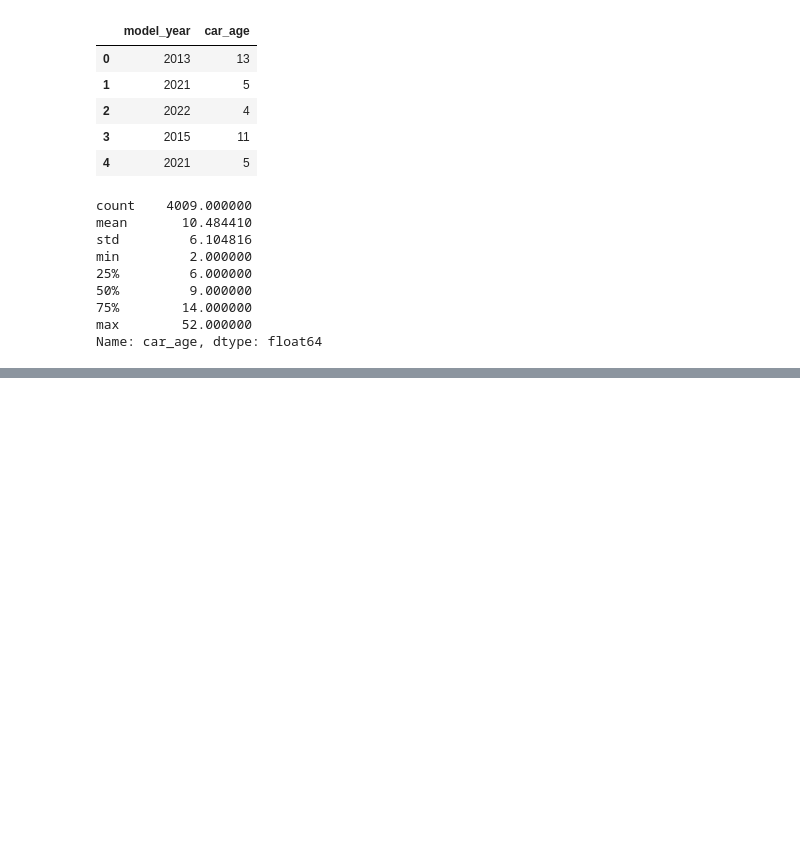
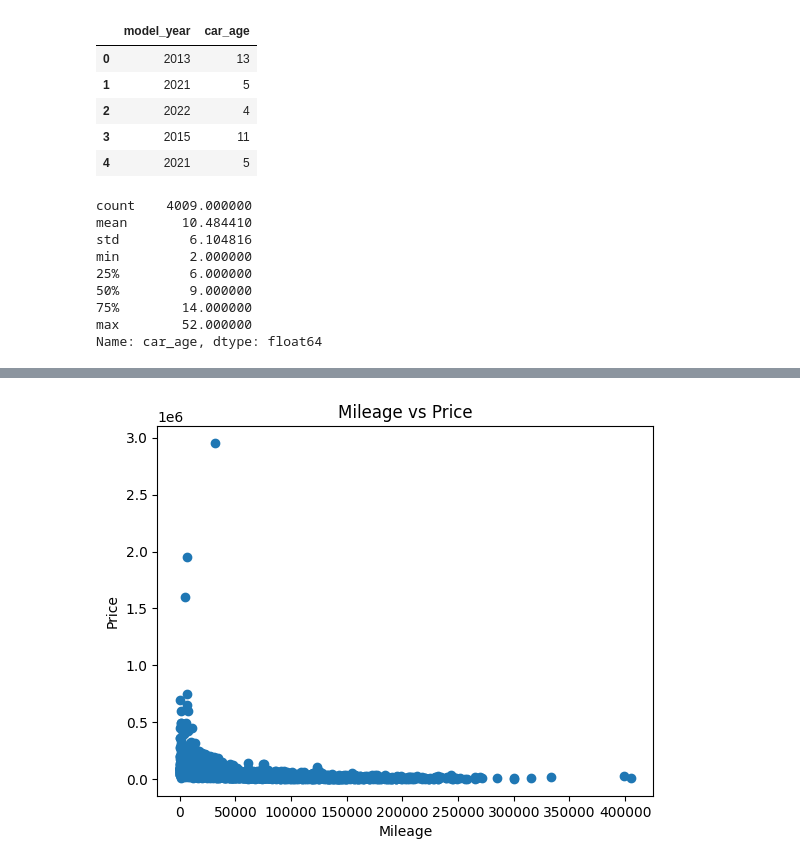
Before and after one commit to SMCodeX7/Used-Car-Price-Prediction, a Jupyter notebook: notebooks/UsedCarPricePrediction.ipynb, the cells around one changed output, grey strips where cells are left out. Drawn from its saved outputs; the diff is of its cells as text; code cells hidden in the pictures; blank space fills up the shorter version.

```diff
--- a/notebooks/UsedCarPricePrediction.ipynb
+++ b/notebooks/UsedCarPricePrediction.ipynb
@@ -253,0 +263,9 @@ Name: car_age, dtype: float64
+# %%
+# Mileage vs Price
+plt.scatter(df["milage"], df["price"])
+plt.xlabel("Mileage")
+plt.ylabel("Price")
+plt.title("Mileage vs Price")
+plt.show()
+# %% [output]
+[figure, added]
```
Also changed, not shown: parts of 6 cells of this notebook.
